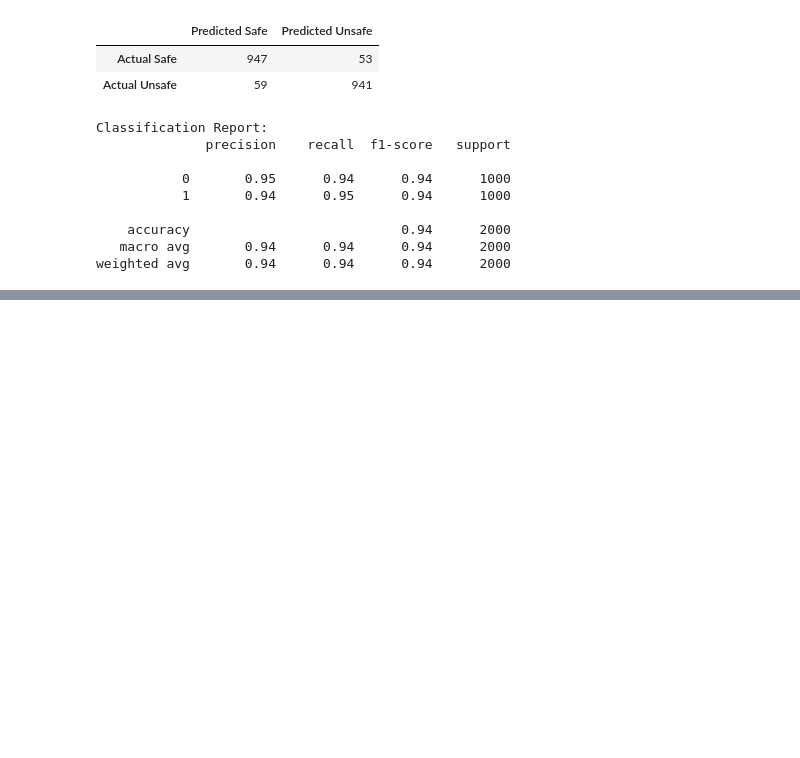
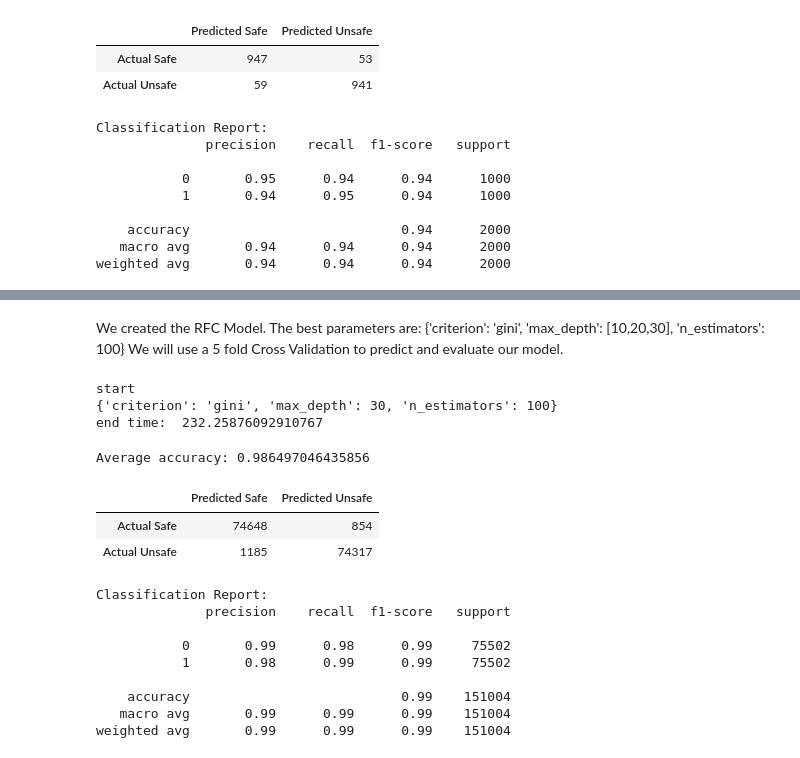
Before and after one commit to ayaabdelgawad/categorize-viruses, a Jupyter notebook: mal-classifier.ipynb, the cells around one changed output, grey strips where cells are left out. Saved outputs shown, nothing was run; the diff lists cells and outputs as text; code cells hidden in the pictures; blank space fills up the shorter version.

```diff
--- a/mal-classifier.ipynb
+++ b/mal-classifier.ipynb
@@ -1044,0 +1114,48 @@ Vandana put stuff here (don't forget to normalize data)
+# %%
+def make_RFC(features, labels, param_grid,score):
+    # Create RFC object
+    rfc = RandomForestClassifier()
+    print("start")
+    start = time.time()
+    grid_search = GridSearchCV(rfc, param_grid, cv=5, scoring=score)
+    grid_search.fit(features,labels)
+    print(grid_search.best_params_)
+    end = time.time()
+    print("end time: ", end-start)
+    return grid_search
+# %% [markdown]
+We created the RFC Model. The best parameters are: {'criterion': 'gini', 'max_depth': [10,20,30], 'n_estimators': 100}
+We will use a 5 fold Cross Validation to predict and evaluate our model.
+# %%
+param_grid = {
+        'n_estimators': [100],
+        'criterion':['gini'],
+        'max_depth': [10,20,30],
+}
+
+# Create RFC Model
+rfc_model_1 = make_RFC(features,labels, param_grid,score)
+# %% [output]
+start
+{'criterion': 'gini', 'max_depth': 30, 'n_estimators': 100}
+end time:  232.25876092910767
+# %%
+pred = cross_val_predict(rfc_model_1, features, labels, cv=5)
+print ("Average accuracy:", accuracy_score (labels, pred))
+print_confusion_matrix (*confusion_matrix (labels, pred).ravel ())
+print ("Classification Report:")
+print (classification_report (labels, pred))
+# %% [output]
+Average accuracy: 0.986497046435856
+|  | Predicted Safe | Predicted Unsafe |
+| Actual Safe | 74648 | 854 |
+| Actual Unsafe | 1185 | 74317 |
+Classification Report:
+              precision    recall  f1-score   support
+
+           0       0.99      0.98      0.99     75502
+           1       0.98      0.99      0.99     75502
+
+    accuracy                           0.99    151004
+   macro avg       0.99      0.99      0.99    151004
+weighted avg       0.99      0.99      0.99    151004
```
Also changed, not shown: parts of 22 cells of this notebook, 2 other files.
